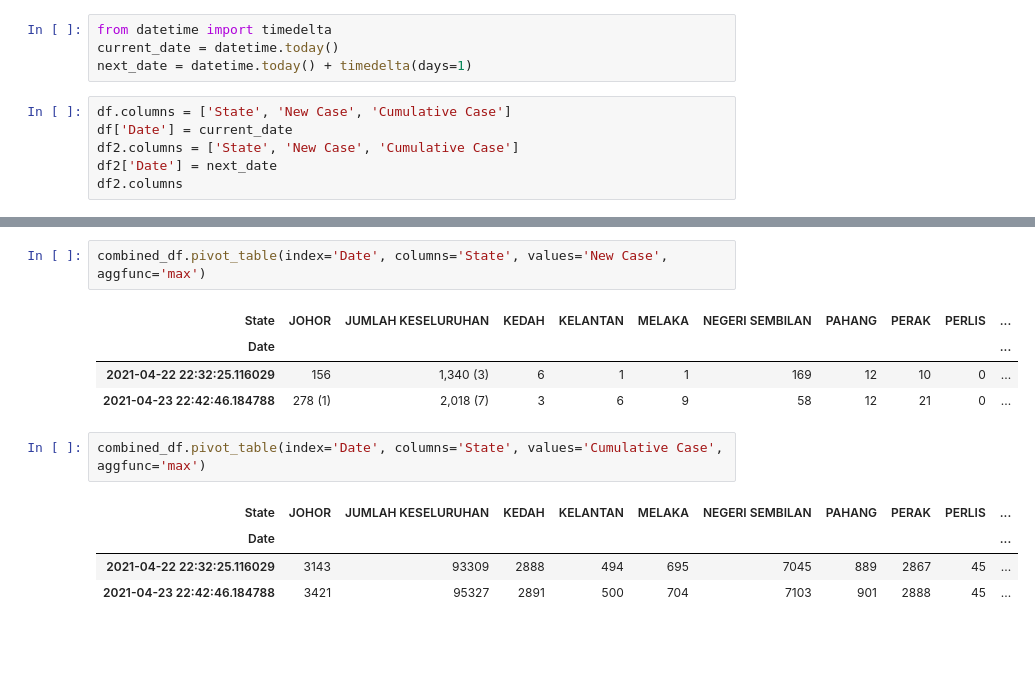
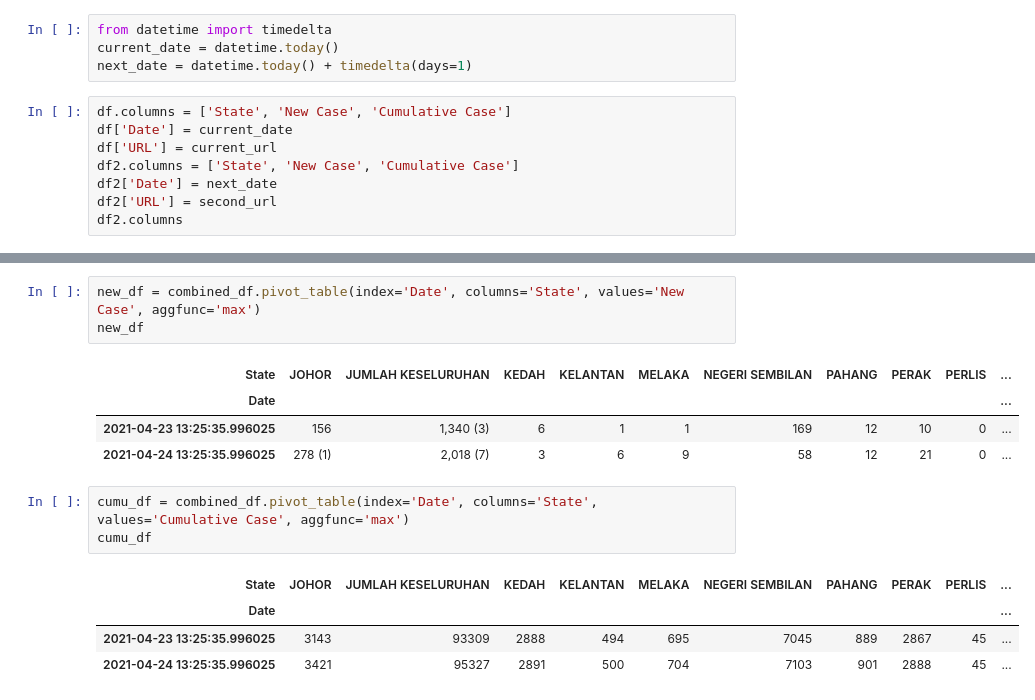
Before and after one commit to ansonnn07/covid19-malaysia, a Jupyter notebook: scrape_covid19_msia.ipynb, the cells around one changed output, grey strips where cells are left out. Drawn from its saved outputs; the diff is of its cells as text; blank space fills up the shorter version.

```diff
--- a/scrape_covid19_msia.ipynb
+++ b/scrape_covid19_msia.ipynb
@@ -948,7 +942,9 @@ next_date = datetime.today() + timedelta(days=1)
 # %%
 df.columns = ['State', 'New Case', 'Cumulative Case']
 df['Date'] = current_date
+df['URL'] = current_url
 df2.columns = ['State', 'New Case', 'Cumulative Case']
 df2['Date'] = next_date
+df2['URL'] = second_url
 df2.columns
 # %% [output]
@@ -1000,14 +993,16 @@ combined_df
 # %%
-combined_df.pivot_table(index='Date', columns='State', values='New Case', aggfunc='max')
+new_df = combined_df.pivot_table(index='Date', columns='State', values='New Case', aggfunc='max')
+new_df
 # %% [output]
 | State | JOHOR | JUMLAH KESELURUHAN | KEDAH | KELANTAN | MELAKA | NEGERI SEMBILAN | PAHANG | PERAK | PERLIS | ... |
 | Date |  |  |  |  |  |  |  |  |  | ... |
-| 2021-04-22 22:32:25.116029 | 156 | 1,340 (3) | 6 | 1 | 1 | 169 | 12 | 10 | 0 | ... |
-| 2021-04-23 22:42:46.184788 | 278 (1) | 2,018 (7) | 3 | 6 | 9 | 58 | 12 | 21 | 0 | ... |
+| 2021-04-23 13:25:35.996025 | 156 | 1,340 (3) | 6 | 1 | 1 | 169 | 12 | 10 | 0 | ... |
+| 2021-04-24 13:25:35.996025 | 278 (1) | 2,018 (7) | 3 | 6 | 9 | 58 | 12 | 21 | 0 | ... |
 # %%
-combined_df.pivot_table(index='Date', columns='State', values='Cumulative Case', aggfunc='max')
+cumu_df = combined_df.pivot_table(index='Date', columns='State', values='Cumulative Case', aggfunc='max')
+cumu_df
 # %% [output]
 | State | JOHOR | JUMLAH KESELURUHAN | KEDAH | KELANTAN | MELAKA | NEGERI SEMBILAN | PAHANG | PERAK | PERLIS | ... |
 | Date |  |  |  |  |  |  |  |  |  | ... |
-| 2021-04-22 22:32:25.116029 | 3143 | 93309 | 2888 | 494 | 695 | 7045 | 889 | 2867 | 45 | ... |
-| 2021-04-23 22:42:46.184788 | 3421 | 95327 | 2891 | 500 | 704 | 7103 | 901 | 2888 | 45 | ... |
+| 2021-04-23 13:25:35.996025 | 3143 | 93309 | 2888 | 494 | 695 | 7045 | 889 | 2867 | 45 | ... |
+| 2021-04-24 13:25:35.996025 | 3421 | 95327 | 2891 | 500 | 704 | 7103 | 901 | 2888 | 45 | ... |
```
Also changed, not shown: parts of 17 cells of this notebook, 1 other file.
